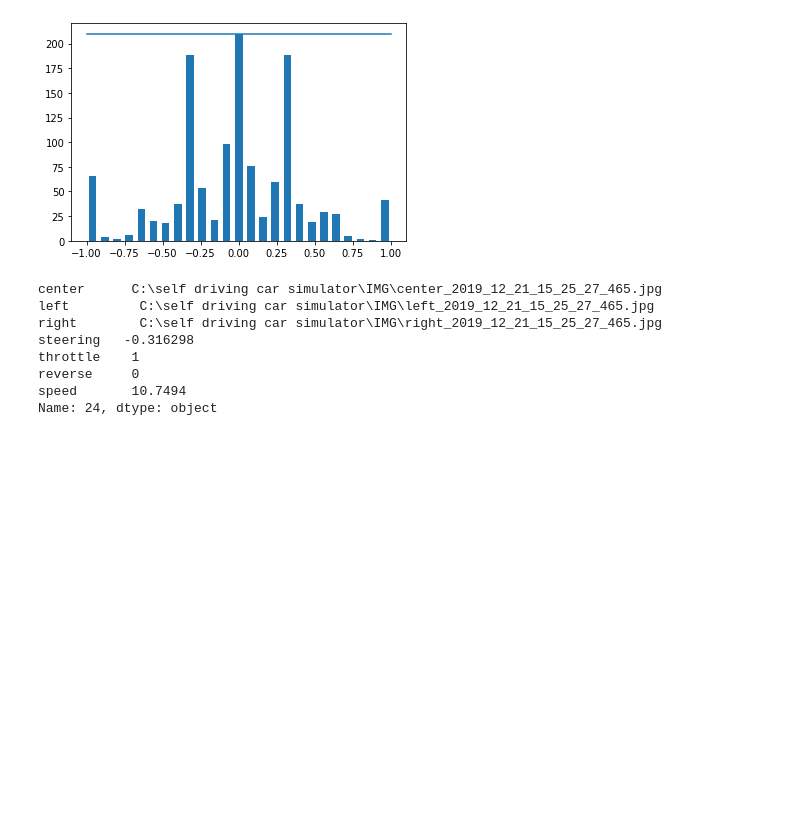
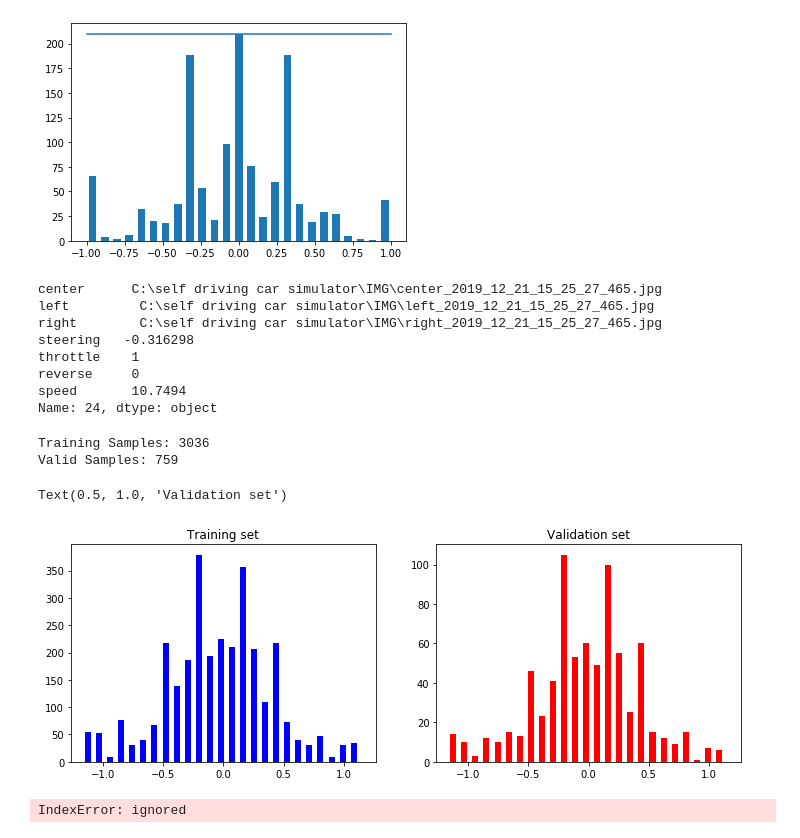
Before and after one commit to kamhar-ngado/Track, a Jupyter notebook: Program_auto_pilot.ipynb, the cells around one changed output. Cells and saved outputs as stored; diff of their text form; code cells hidden in the pictures; blank space fills up the shorter version.

Commit message:
error in img path why?

```diff
--- a/Program_auto_pilot.ipynb
+++ b/Program_auto_pilot.ipynb
@@ -114,3 +115,18 @@ throttle    1
 reverse     0
 speed       10.7494
 Name: 24, dtype: object
+# %%
+X_train, X_valid, y_train, y_valid = train_test_split(image_paths, steerings, test_size=0.2, random_state=6)
+print('Training Samples: {}\nValid Samples: {}'.format(len(X_train), len(X_valid)))
+# %% [output]
+Training Samples: 3036
+Valid Samples: 759
+# %%
+fig, axes = plt.subplots(1, 2, figsize=(12, 4))
+axes[0].hist(y_train, bins=num_bins, width=0.05, color='blue')
+axes[0].set_title('Training set')
+axes[1].hist(y_valid, bins=num_bins, width=0.05, color='red')
+axes[1].set_title('Validation set')
+# %% [output]
+Text(0.5, 1.0, 'Validation set')
+[figure, added]
@@ -116,0 +137,15 @@ Name: 24, dtype: object
+# %%
+image = image_paths[0, 100]
+original_image = mpimg.imread(image)
+preprocessed_image = img_preprocess(image)
+
+fig, axs = plt.subplots(1, 2, figsize=(15, 10))
+fig.tight_layout()
+
+axs[0].imshow(original_image)
+axs[0].set_title('Original Image')
+
+axs[1].imshow(original_image)
+axs[1].set_title('preprocessed image')
+# %% [output]
+IndexError: ignored
```
Also changed, not shown: parts of 2 cells of this notebook.
